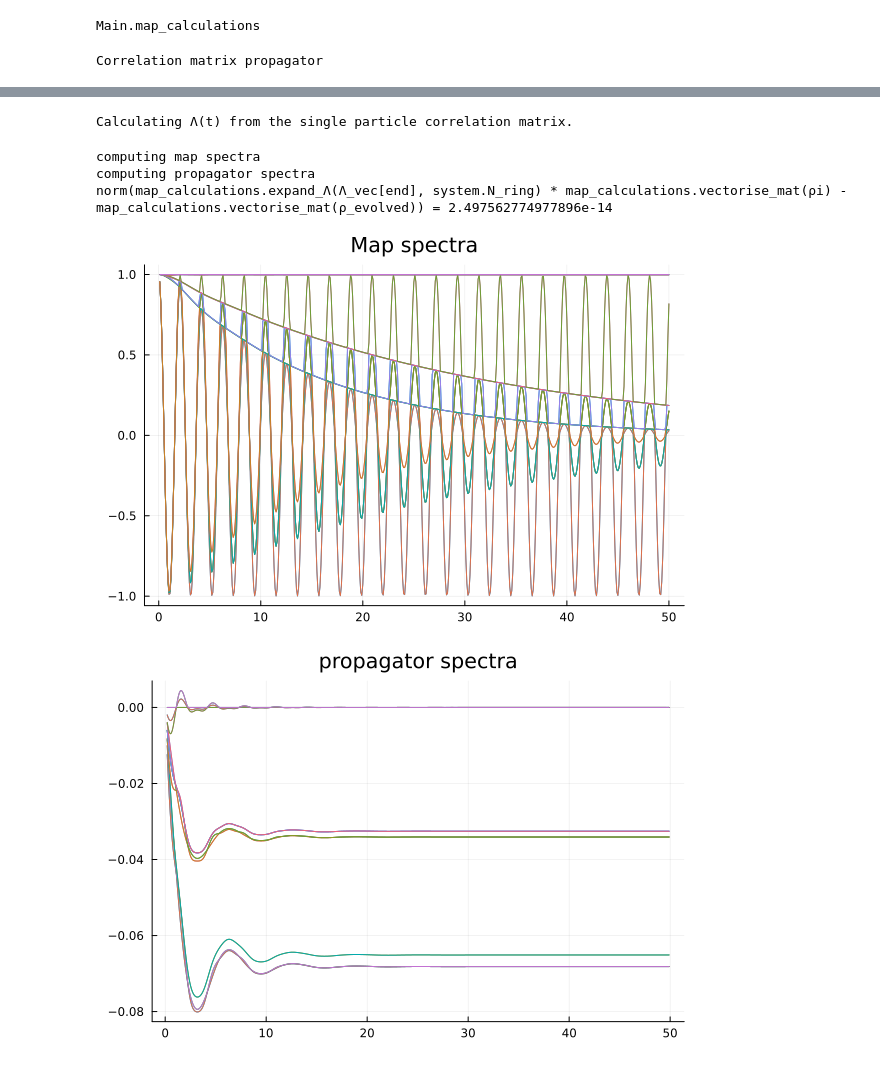
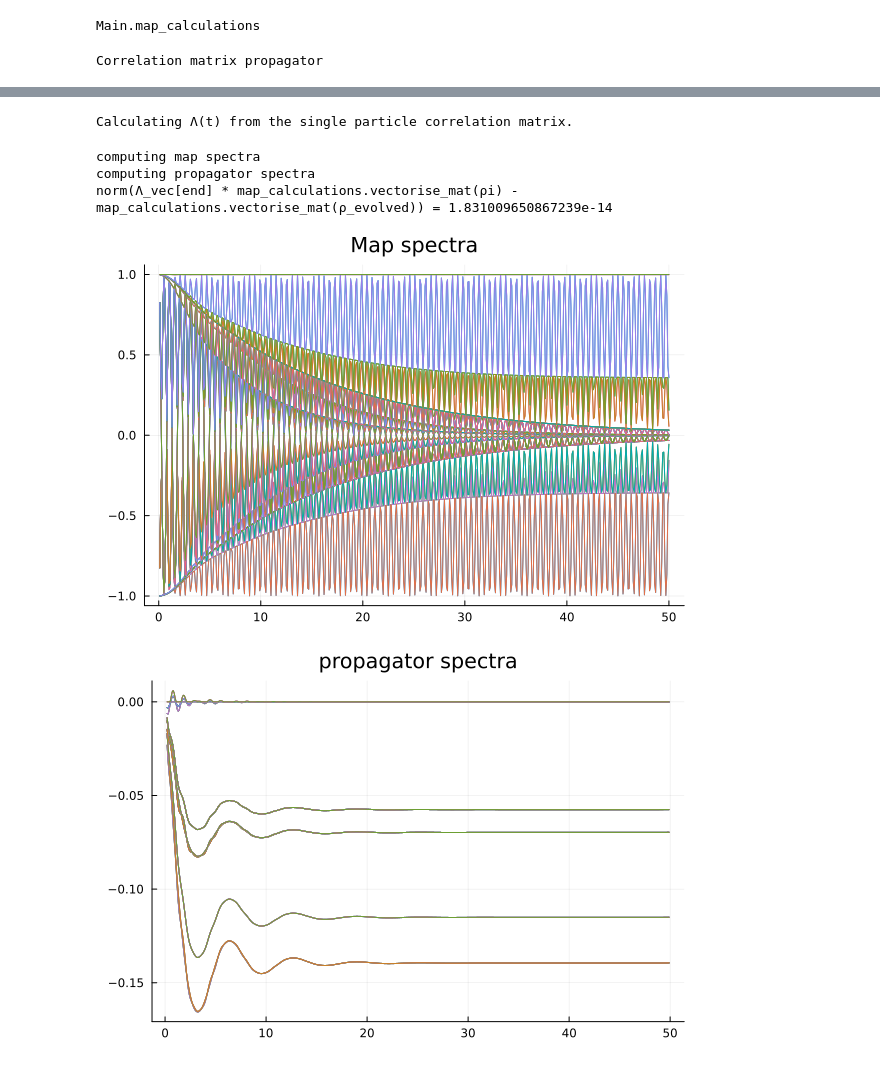
Before and after one commit to DavidStrachan1/Cleaned-PhD-repository, a Jupyter notebook: notebooks/Spin ring/Free fermion model v2.ipynb, the cells around one changed output, grey strips where cells are left out. Drawn from its saved outputs; the diff is of its cells as text; code cells hidden in the pictures.

Commit message:
Added symmetry subset option

```diff
--- a/notebooks/Spin ring/Free fermion model v2.ipynb
+++ b/notebooks/Spin ring/Free fermion model v2.ipynb
@@ -16,9 +16,11 @@ include(dirname(dirname(@__DIR__))*"\\src\\map_calculations.jl")
 Main.map_calculations
 # %%
 
-bath = chain_mapping.BathParameters(Γ = 0.1,β = 10.0,μ = 0,D = 1.0,N = 50,spectral_function="smoothed box")
+bath = chain_mapping.BathParameters(Γ = 0.2,β = 10.0,μ = 0.1,D = 1.0,N = 50,spectral_function="smoothed box")
 
-system = chain_mapping.RingParameters(B = 0.5,J = 0.5,N_ring = 3,occupations=[0.2,0.8,0.1], compute_maps_bool = true)
+system = chain_mapping.RingParameters(B = 1,J = 1,N_ring = 3,occupations=[0.2,0.8,0.1], compute_maps_bool = true)
+
+symmetry_subspace = "Full"#"Number conserving"
 
 Hsingle,initial_correlation_matrix,sys_anc_inds,system_inds,ancilla_inds = chain_mapping.build_thermofield_ring_model(bath,system);
 
@@ -34,18 +36,22 @@ display(Plots.plot(times,real.(den)))
 
 
 if system.compute_maps_bool
-    Λ_vec,L_vec = map_calculations.compute_maps(corrs,δt,sys_anc_inds,ancilla_inds)
+    Λ_vec,L_vec = map_calculations.compute_maps(corrs,δt,sys_anc_inds,ancilla_inds;symmetry_subspace=symmetry_subspace)
     spectra_Λ,spectra_L = map_calculations.compute_spectra(Λ_vec,L_vec)
-    propagator_steadystates  = [map_calculations.NESS_extraction(L,"L",system.N_ring) for L in L_vec]
-    map_steadystates = [map_calculations.NESS_extraction(Λ,"Λ",system.N_ring) for Λ in Λ_vec]
+    propagator_steadystates  = [map_calculations.NESS_extraction(L,"L",system.N_ring;symmetry_subspace=symmetry_subspace) for L in L_vec]
+    map_steadystates = [map_calculations.NESS_extraction(Λ,"Λ",system.N_ring;symmetry_subspace=symmetry_subspace) for Λ in Λ_vec]
 
     dLdt = map_calculations.differentiate(L_vec,δt)
 
     #map check
     ρi = map_calculations.calculate_ρ_from_correlation_matrix(initial_correlation_matrix,system_inds; eps=1e-14)
     ρ_evolved = map_calculations.calculate_ρ_from_correlation_matrix(corrs[end],system_inds; eps=1e-14)
-    @show(norm(map_calculations.expand_Λ(Λ_vec[end],system.N_ring)*map_calculations.vectorise_mat(ρi)-map_calculations.vectorise_mat(ρ_evolved)))
+    if symmetry_subspace =="Number conserving"
+        @show(norm(map_calculations.expand_Λ(Λ_vec[end],system.N_ring)*map_calculations.vectorise_mat(ρi)-map_calculations.vectorise_mat(ρ_evolved)))
+    else
+        @show(norm(Λ_vec[end]*map_calculations.vectorise_mat(ρi)-map_calculations.vectorise_mat(ρ_evolved)))
 
+    end
     display(Plots.plot(times,real.(spectra_Λ),label=false,title="Map spectra"))
     display(Plots.plot(times[2:end-1],real.(spectra_L),ms=0.1,label=false,title="propagator spectra"))
 
@@ -57,6 +63,6 @@ Correlation matrix propagator
 Calculating Λ(t) from the single particle correlation matrix.
 computing map spectra
 computing propagator spectra
-norm(map_calculations.expand_Λ(Λ_vec[end], system.N_ring) * map_calculations.vectorise_mat(ρi) - map_calculations.vectorise_mat(ρ_evolved)) = 2.497562774977896e-14
+norm(Λ_vec[end] * map_calculations.vectorise_mat(ρi) - map_calculations.vectorise_mat(ρ_evolved)) = 1.831009650867239e-14
-[figure, old version]
+[figure, new version]
-[figure, old version]
+[figure, new version]
```
Also changed, not shown: parts of 5 cells of this notebook, 1 other file.
